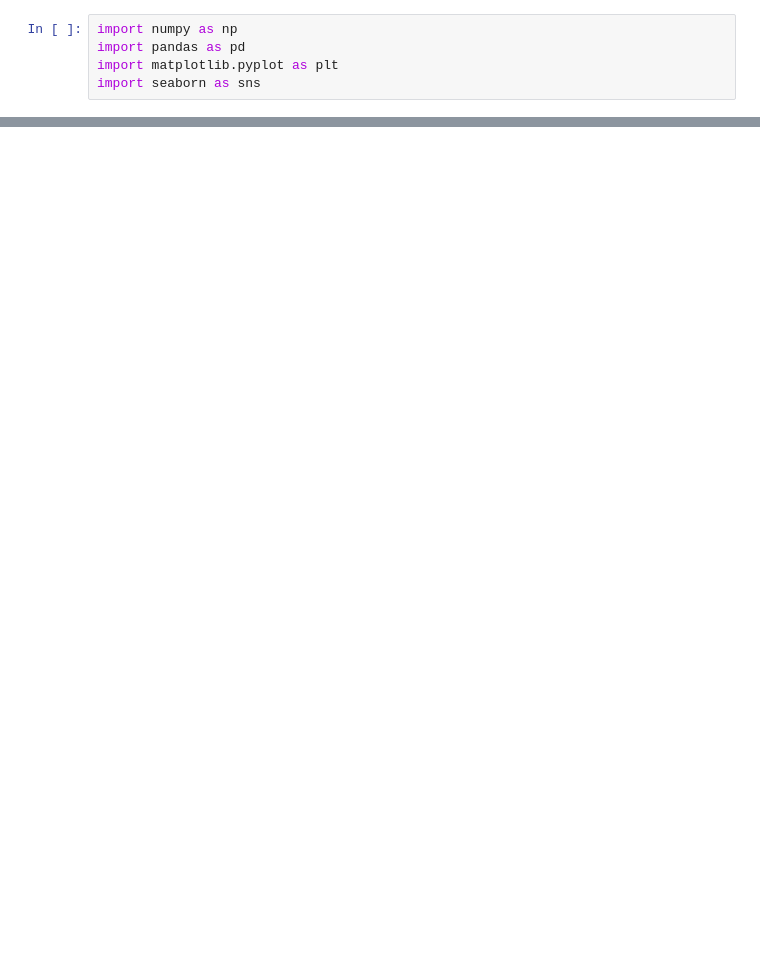
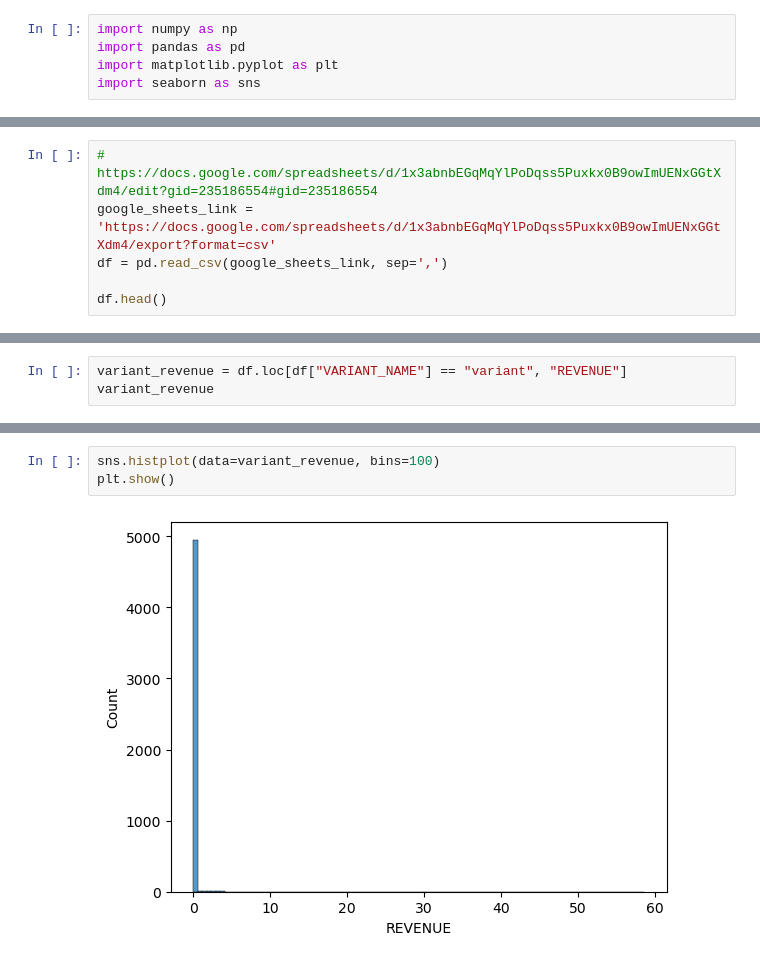
Before and after one commit to TurmaeUrsorum/Data_Science, a Jupyter notebook: 7. Hypothesis Testing/hipotetisi_testing.ipynb, the cells around one changed output, grey strips where cells are left out. Drawn from its saved outputs; the diff is of its cells as text; blank space fills up the shorter version.

```diff
--- a/7. Hypothesis Testing/hipotetisi_testing.ipynb
+++ b/7. Hypothesis Testing/hipotetisi_testing.ipynb
@@ -21,0 +12,6 @@ df.head(10)
+# %%
+# https://docs.google.com/spreadsheets/d/1x3abnbEGqMqYlPoDqss5Puxkx0B9owImUENxGGtXdm4/edit?gid=235186554#gid=235186554
+google_sheets_link = 'https://docs.google.com/spreadsheets/d/1x3abnbEGqMqYlPoDqss5Puxkx0B9owImUENxGGtXdm4/export?format=csv'
+df = pd.read_csv(google_sheets_link, sep=',')
+
+df.head()
@@ -21,0 +71,3 @@ df.head(10)
+# %%
+variant_revenue = df.loc[df["VARIANT_NAME"] == "variant", "REVENUE"]
+variant_revenue
@@ -21,0 +99,5 @@ df.head(10)
+# %%
+sns.histplot(data=variant_revenue, bins=100)
+plt.show()
+# %% [output]
+[figure, added]
```
Also changed, not shown: parts of 57 cells of this notebook.
